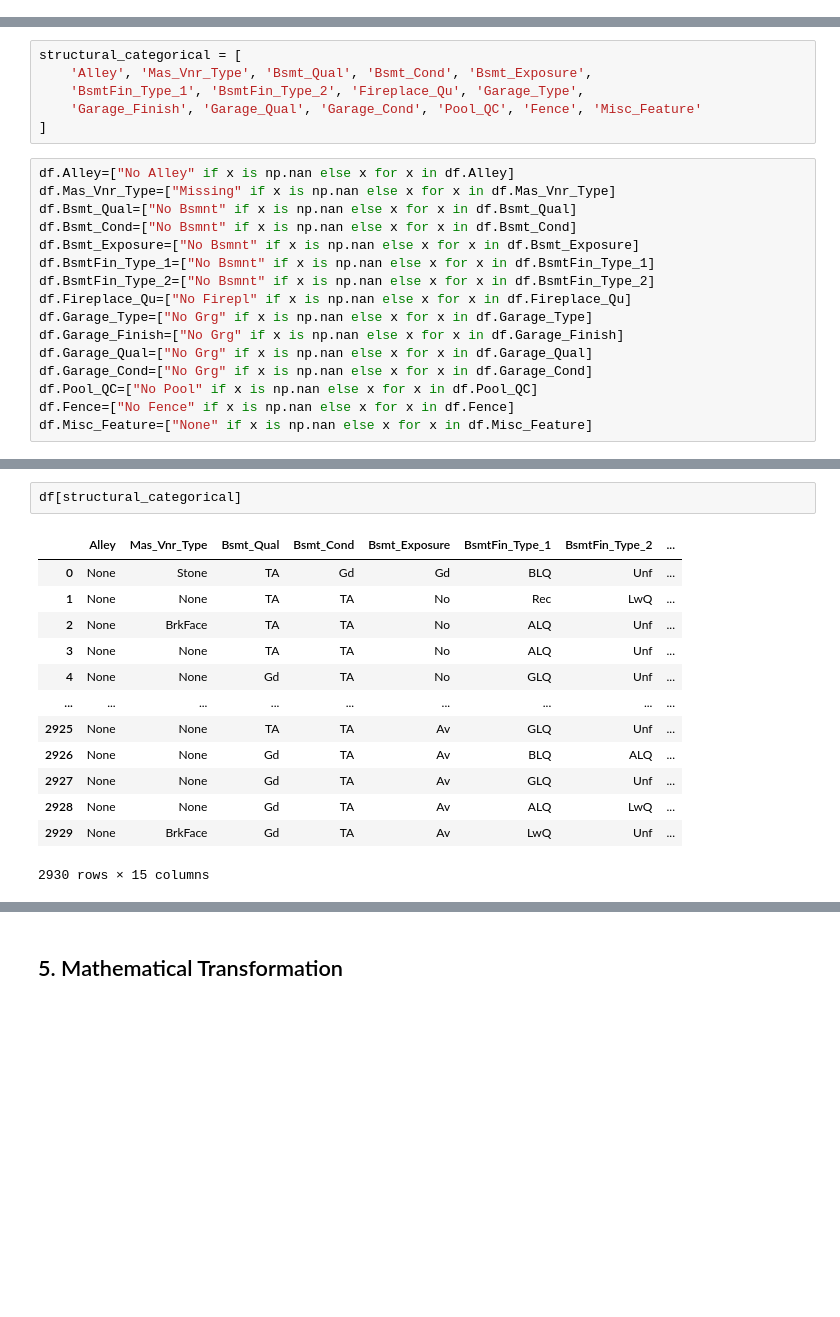
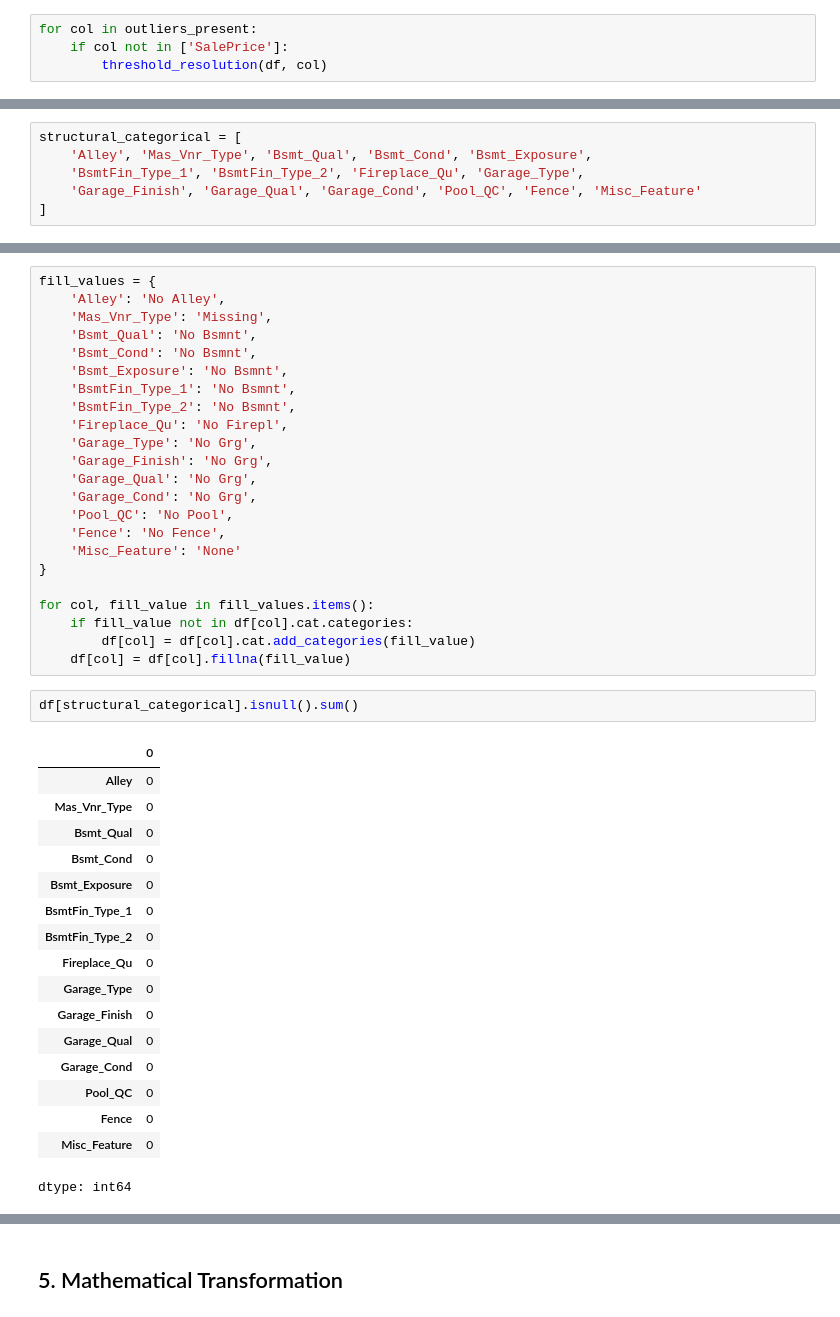
Before and after one commit to mebre7/house-price-predictor-mlops, a Jupyter notebook: notebooks/02_feature_engineering.ipynb, the cells around one changed output, grey strips where cells are left out. Cells and saved outputs as stored; diff of their text form; blank space fills up the shorter version.

```diff
--- a/notebooks/02_feature_engineering.ipynb
+++ b/notebooks/02_feature_engineering.ipynb
@@ -63,0 +367,4 @@ warnings.filterwarnings("ignore")
+# %%
+for col in outliers_present:
+    if col not in ['SalePrice']:
+        threshold_resolution(df, col)
@@ -167,19 +496,3 @@ structural_categorical = [
     'BsmtFin_Type_1', 'BsmtFin_Type_2', 'Fireplace_Qu', 'Garage_Type',
     'Garage_Finish', 'Garage_Qual', 'Garage_Cond', 'Pool_QC', 'Fence', 'Misc_Feature'
 ]
-# %%
-df.Alley=["No Alley" if x is np.nan else x for x in df.Alley]
-df.Mas_Vnr_Type=["Missing" if x is np.nan else x for x in df.Mas_Vnr_Type]
-df.Bsmt_Qual=["No Bsmnt" if x is np.nan else x for x in df.Bsmt_Qual]
-df.Bsmt_Cond=["No Bsmnt" if x is np.nan else x for x in df.Bsmt_Cond]
-df.Bsmt_Exposure=["No Bsmnt" if x is np.nan else x for x in df.Bsmt_Exposure]
-df.BsmtFin_Type_1=["No Bsmnt" if x is np.nan else x for x in df.BsmtFin_Type_1]
-df.BsmtFin_Type_2=["No Bsmnt" if x is np.nan else x for x in df.BsmtFin_Type_2]
-df.Fireplace_Qu=["No Firepl" if x is np.nan else x for x in df.Fireplace_Qu]
-df.Garage_Type=["No Grg" if x is np.nan else x for x in df.Garage_Type]
-df.Garage_Finish=["No Grg" if x is np.nan else x for x in df.Garage_Finish]
-df.Garage_Qual=["No Grg" if x is np.nan else x for x in df.Garage_Qual]
-df.Garage_Cond=["No Grg" if x is np.nan else x for x in df.Garage_Cond]
-df.Pool_QC=["No Pool" if x is np.nan else x for x in df.Pool_QC]
-df.Fence=["No Fence" if x is np.nan else x for x in df.Fence]
-df.Misc_Feature=["None" if x is np.nan else x for x in df.Misc_Feature]
@@ -186,17 +535,44 @@ df.Misc_Feature=["None" if x is np.nan else x for x in df.Misc_Feature]
+# %%
+fill_values = {
+    'Alley': 'No Alley',
+    'Mas_Vnr_Type': 'Missing',
+    'Bsmt_Qual': 'No Bsmnt',
+    'Bsmt_Cond': 'No Bsmnt',
+    'Bsmt_Exposure': 'No Bsmnt',
+    'BsmtFin_Type_1': 'No Bsmnt',
+    'BsmtFin_Type_2': 'No Bsmnt',
+    'Fireplace_Qu': 'No Firepl',
+    'Garage_Type': 'No Grg',
+    'Garage_Finish': 'No Grg',
+    'Garage_Qual': 'No Grg',
+    'Garage_Cond': 'No Grg',
+    'Pool_QC': 'No Pool',
+    'Fence': 'No Fence',
+    'Misc_Feature': 'None'
+}
+
+for col, fill_value in fill_values.items():
+    if fill_value not in df[col].cat.categories:
+        df[col] = df[col].cat.add_categories(fill_value)
+    df[col] = df[col].fillna(fill_value)
 # %%
-df[structural_categorical]
+df[structural_categorical].isnull().sum()
 # %% [output]
-|  | Alley | Mas_Vnr_Type | Bsmt_Qual | Bsmt_Cond | Bsmt_Exposure | BsmtFin_Type_1 | BsmtFin_Type_2 | ... |
-| 0 | None | Stone | TA | Gd | Gd | BLQ | Unf | ... |
-| 1 | None | None | TA | TA | No | Rec | LwQ | ... |
-| 2 | None | BrkFace | TA | TA | No | ALQ | Unf | ... |
-| 3 | None | None | TA | TA | No | ALQ | Unf | ... |
-| 4 | None | None | Gd | TA | No | GLQ | Unf | ... |
-| ... | ... | ... | ... | ... | ... | ... | ... | ... |
-| 2925 | None | None | TA | TA | Av | GLQ | Unf | ... |
-| 2926 | None | None | Gd | TA | Av | BLQ | ALQ | ... |
-| 2927 | None | None | Gd | TA | Av | GLQ | Unf | ... |
-| 2928 | None | None | Gd | TA | Av | ALQ | LwQ | ... |
-| 2929 | None | BrkFace | Gd | TA | Av | LwQ | Unf | ... |
+|  | 0 |
+| Alley | 0 |
+| Mas_Vnr_Type | 0 |
+| Bsmt_Qual | 0 |
+| Bsmt_Cond | 0 |
+| Bsmt_Exposure | 0 |
+| BsmtFin_Type_1 | 0 |
+| BsmtFin_Type_2 | 0 |
+| Fireplace_Qu | 0 |
+| Garage_Type | 0 |
+| Garage_Finish | 0 |
+| Garage_Qual | 0 |
+| Garage_Cond | 0 |
+| Pool_QC | 0 |
+| Fence | 0 |
+| Misc_Feature | 0 |
-2930 rows × 15 columns
+dtype: int64
 # %% [markdown]
```
Also changed, not shown: parts of 92 cells of this notebook.
